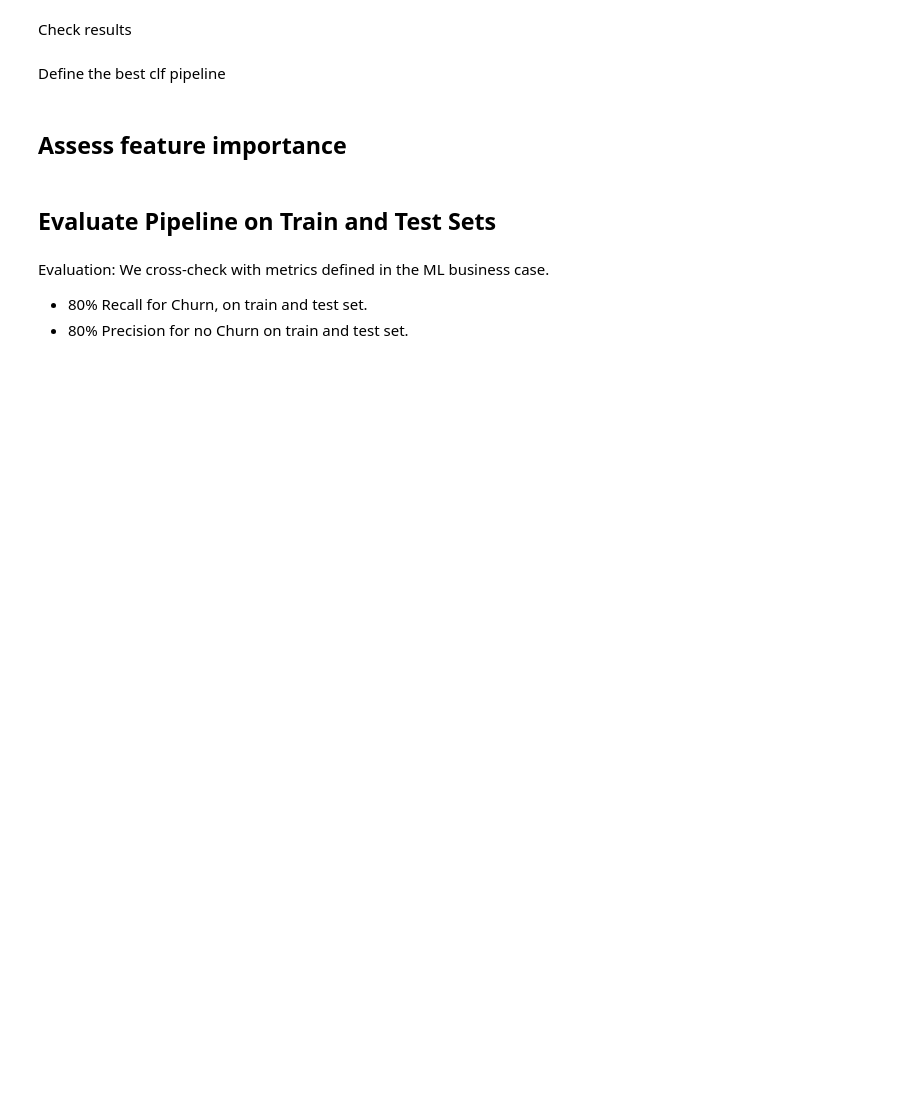
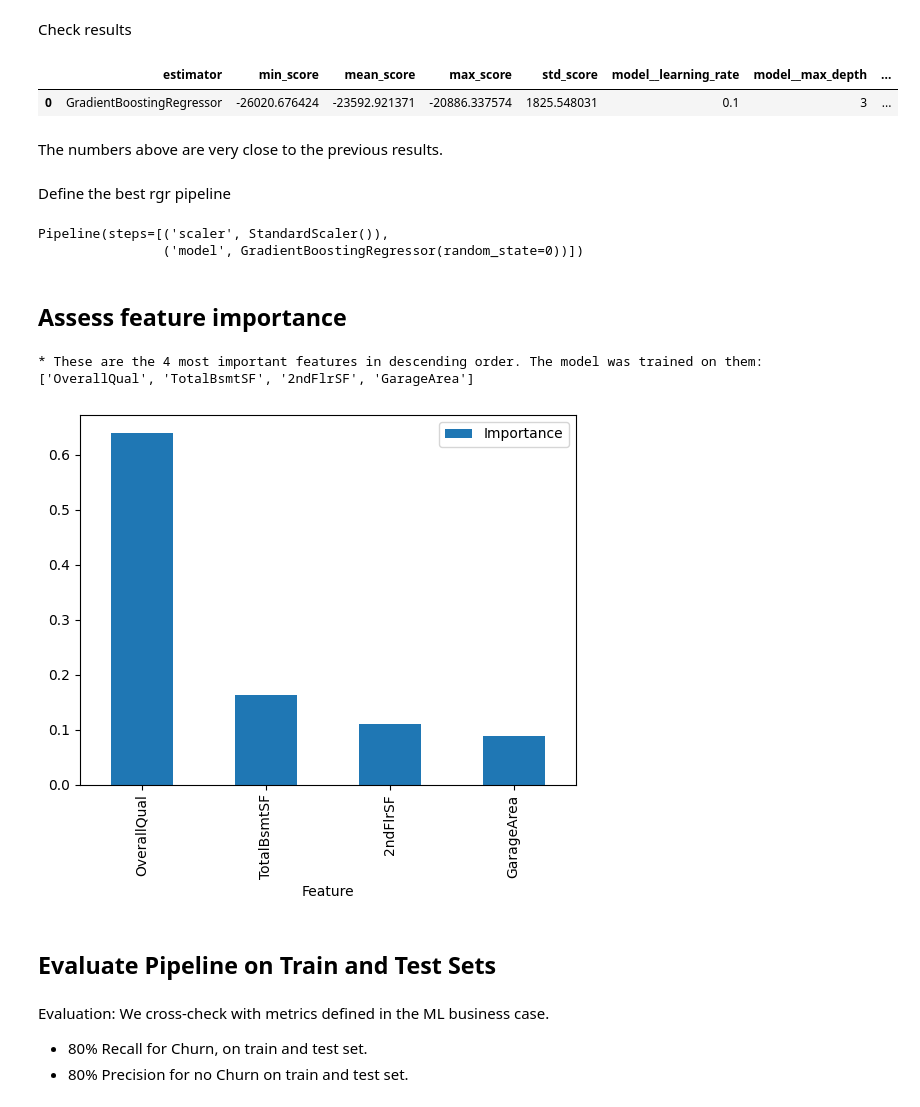
Before and after one commit to robinozer/housing, a Jupyter notebook: jupyter_notebooks/05-Modeling & Evaluation Predict SalePrice copy.ipynb, the cells around one changed output. Cells and saved outputs as stored; diff of their text form; code cells hidden in the pictures; blank space fills up the shorter version.

Commit message:
redo pipeline with only best features, and save all related files in ml pipeline repository

```diff
--- a/jupyter_notebooks/05-Modeling & Evaluation Predict SalePrice copy.ipynb
+++ b/jupyter_notebooks/05-Modeling & Evaluation Predict SalePrice copy.ipynb
@@ -518,15 +511,3 @@ best_features
 # %% [markdown]
 New Pipeline for DataCleaning And FeatureEngineering
-# %%
-def PipelineDataCleaningAndFeatureEngineering():
-    pipeline_base = Pipeline([
-
-        ("OrdinalCategoricalEncoder", OrdinalEncoder(encoding_method='arbitrary',
-                                                     variables=['OverallQual', 'TotalBsmtSF', '2ndFlrSF', 'GarageArea'])),
-
-
-        # we don't need SmartCorrelatedSelection
-    ])
-
-    return pipeline_base
 # %%
@@ -611,0 +600,7 @@ models_search #GradientBoostingRegressor
+# %%
+# previously this variable contained two models
+# we are redefining the variable here to only include the best model that we chose
+models_search = {
+    "GradientBoostingRegressor": GradientBoostingRegressor(random_state=0),
+}
+models_search
@@ -627,12 +632,5 @@ params_search
 # %% [markdown]
 GridSearch CV
-# %%
-from sklearn.metrics import recall_score, make_scorer
-quick_search = HyperparameterOptimizationSearch(
-    models=models_search, params=params_search)
-quick_search.fit(X_train, y_train,
-                 scoring=make_scorer(recall_score, pos_label=1),
-                 n_jobs=-1, cv=5)
 # %%
 from sklearn.metrics import make_scorer, mean_absolute_error
 
@@ -645,31 +647,43 @@ Check results
 # %%
 grid_search_summary, grid_search_pipelines = quick_search.score_summary(sort_by='mean_score')
 grid_search_summary
+# %% [output]
+|  | estimator | min_score | mean_score | max_score | std_score | model__learning_rate | model__max_depth | ... |
+| 0 | GradientBoostingRegressor | -26020.676424 | -23592.921371 | -20886.337574 | 1825.548031 | 0.1 | 3 | ... |
+# %% [markdown]
+The numbers above are very close to the previous results.
 # %% [markdown]
-Define the best clf pipeline
+Define the best rgr pipeline
 # %%
 best_model = grid_search_summary.iloc[0, 0]
-pipeline_clf = grid_search_pipelines[best_model].best_estimator_
-pipeline_clf
+pipeline_rgr = grid_search_pipelines[best_model].best_estimator_
+pipeline_rgr
+# %% [output]
+Pipeline(steps=[('scaler', StandardScaler()),
+                ('model', GradientBoostingRegressor(random_state=0))])
 # %% [markdown]
 ## Assess feature importance
 # %%
 best_features = X_train.columns
 
 # create DataFrame to display feature importance
 df_feature_importance = (pd.DataFrame(data={
     'Feature': best_features,
-    'Importance': pipeline_clf['model'].feature_importances_})
+    'Importance': pipeline_rgr['model'].feature_importances_})
     .sort_values(by='Importance', ascending=False)
 )
 
 
 # Most important features statement and plot
 print(f"* These are the {len(best_features)} most important features in descending order. "
       f"The model was trained on them: \n{df_feature_importance['Feature'].to_list()}")
 
 df_feature_importance.plot(kind='bar', x='Feature', y='Importance')
 plt.show()
+# %% [output]
+* These are the 4 most important features in descending order. The model was trained on them:
+['OverallQual', 'TotalBsmtSF', '2ndFlrSF', 'GarageArea']
+[figure, added]
 # %% [markdown]
 ## Evaluate Pipeline on Train and Test Sets
 # %% [markdown]
```
Also changed, not shown: parts of 36 cells of this notebook, 7 other files.
